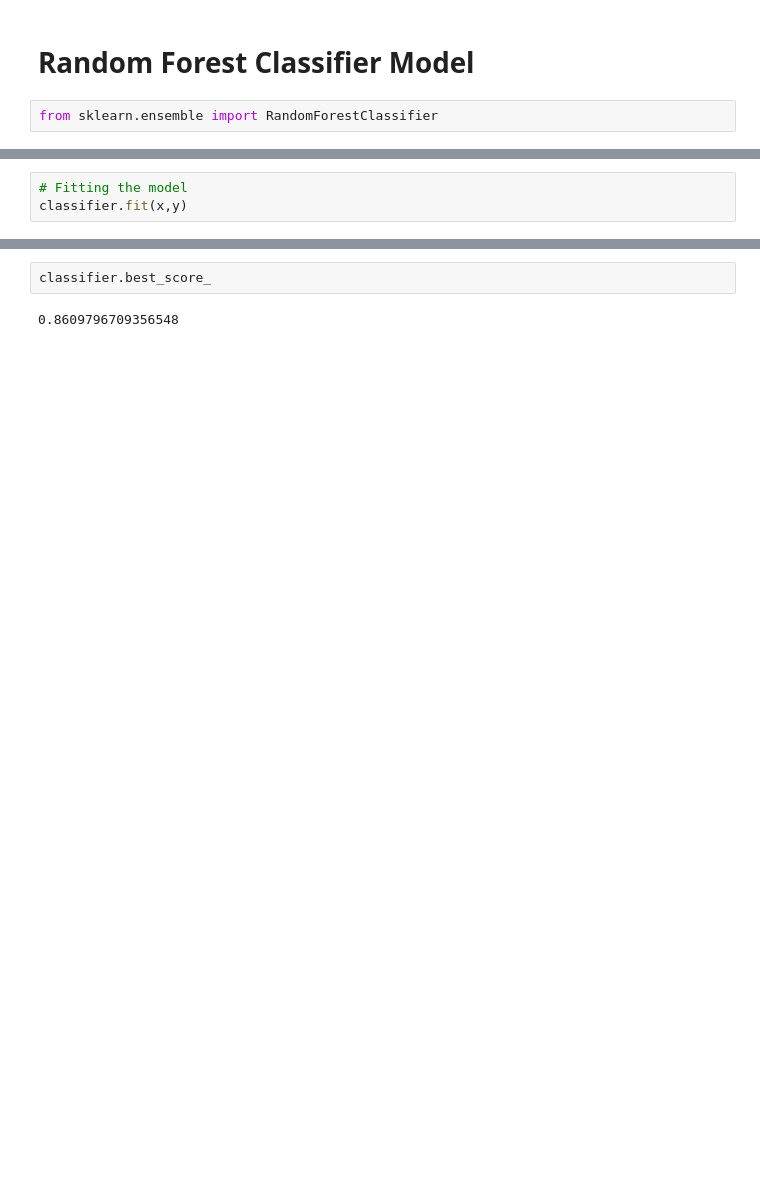
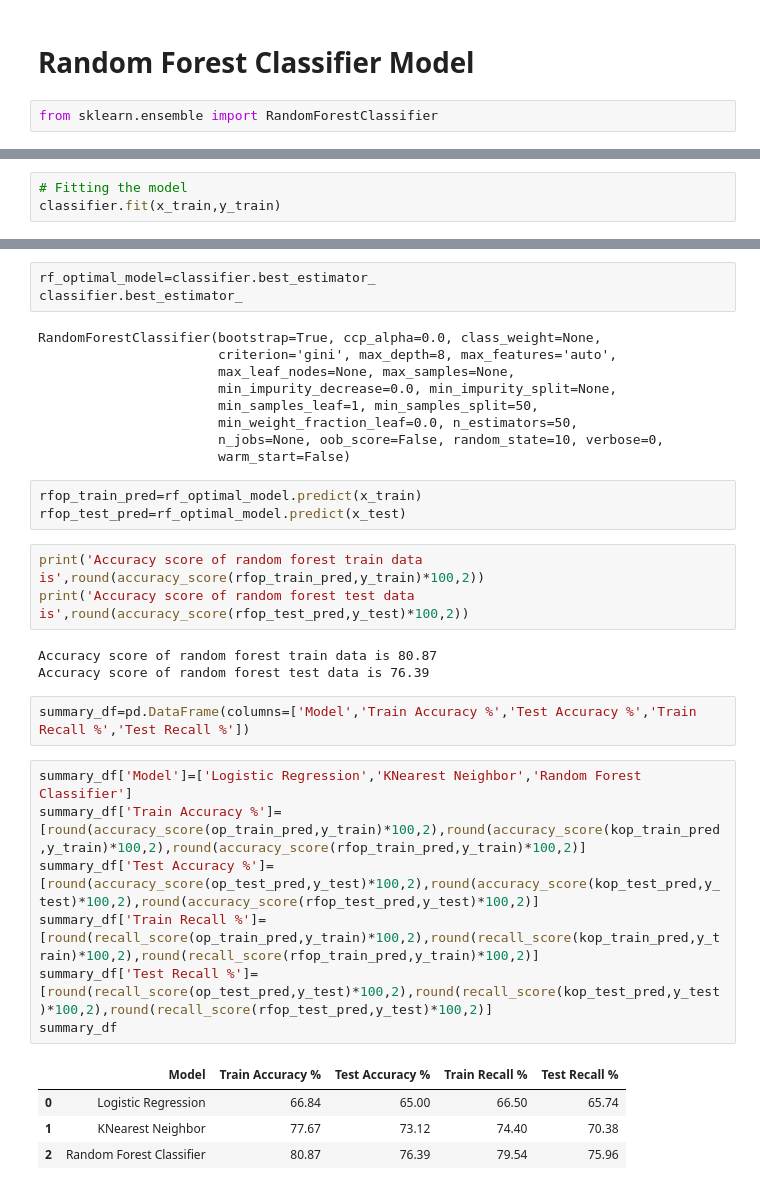
Before and after one commit to SuhasTantri/Cardiovascular-Classification, a Jupyter notebook: Raghavendra_Suhas_Team_Cardiovascular_prediction_project.ipynb, the cells around one changed output, grey strips where cells are left out. Drawn from its saved outputs; the diff is of its cells as text; blank space fills up the shorter version.

```diff
--- a/Raghavendra_Suhas_Team_Cardiovascular_prediction_project.ipynb
+++ b/Raghavendra_Suhas_Team_Cardiovascular_prediction_project.ipynb
@@ -482,6 +503,6 @@ classifier = GridSearchCV(classifier, param_grid = grid_values,scoring='roc_auc'
 # %%
 # Fitting the model
-classifier.fit(x,y)
+classifier.fit(x_train,y_train)
 # %% [output]
 GridSearchCV(cv=5, error_score=nan,
              estimator=RandomForestClassifier(bootstrap=True, ccp_alpha=0.0,
@@ -526,7 +548,38 @@ classifier.best_params_
-# %%
-classifier.best_score_
-# %% [output]
-0.8609796709356548
+# %%
+rf_optimal_model=classifier.best_estimator_
+classifier.best_estimator_
+# %% [output]
+RandomForestClassifier(bootstrap=True, ccp_alpha=0.0, class_weight=None,
+                       criterion='gini', max_depth=8, max_features='auto',
+                       max_leaf_nodes=None, max_samples=None,
+                       min_impurity_decrease=0.0, min_impurity_split=None,
+                       min_samples_leaf=1, min_samples_split=50,
+                       min_weight_fraction_leaf=0.0, n_estimators=50,
+                       n_jobs=None, oob_score=False, random_state=10, verbose=0,
+                       warm_start=False)
+# %%
+rfop_train_pred=rf_optimal_model.predict(x_train)
+rfop_test_pred=rf_optimal_model.predict(x_test)
+# %%
+print('Accuracy score of random forest train data is',round(accuracy_score(rfop_train_pred,y_train)*100,2))
+print('Accuracy score of random forest test data is',round(accuracy_score(rfop_test_pred,y_test)*100,2))
+# %% [output]
+Accuracy score of random forest train data is 80.87
+Accuracy score of random forest test data is 76.39
+# %%
+summary_df=pd.DataFrame(columns=['Model','Train Accuracy %','Test Accuracy %','Train Recall %','Test Recall %'])
+# %%
+summary_df['Model']=['Logistic Regression','KNearest Neighbor','Random Forest Classifier']
+summary_df['Train Accuracy %']=[round(accuracy_score(op_train_pred,y_train)*100,2),round(accuracy_score(kop_train_pred,y_train)*100,2),round(accuracy_score(rfop_train_pred,y_train)*100,2)]
+summary_df['Test Accuracy %']=[round(accuracy_score(op_test_pred,y_test)*100,2),round(accuracy_score(kop_test_pred,y_test)*100,2),round(accuracy_score(rfop_test_pred,y_test)*100,2)]
+summary_df['Train Recall %']=[round(recall_score(op_train_pred,y_train)*100,2),round(recall_score(kop_train_pred,y_train)*100,2),round(recall_score(rfop_train_pred,y_train)*100,2)]
+summary_df['Test Recall %']=[round(recall_score(op_test_pred,y_test)*100,2),round(recall_score(kop_test_pred,y_test)*100,2),round(recall_score(rfop_test_pred,y_test)*100,2)]
+summary_df
+# %% [output]
+|  | Model | Train Accuracy % | Test Accuracy % | Train Recall % | Test Recall % |
+| 0 | Logistic Regression | 66.84 | 65.00 | 66.50 | 65.74 |
+| 1 | KNearest Neighbor | 77.67 | 73.12 | 74.40 | 70.38 |
+| 2 | Random Forest Classifier | 80.87 | 76.39 | 79.54 | 75.96 |
 # %% [markdown]
 # **Summary**
 
```
Also changed, not shown: parts of 23 cells of this notebook.
